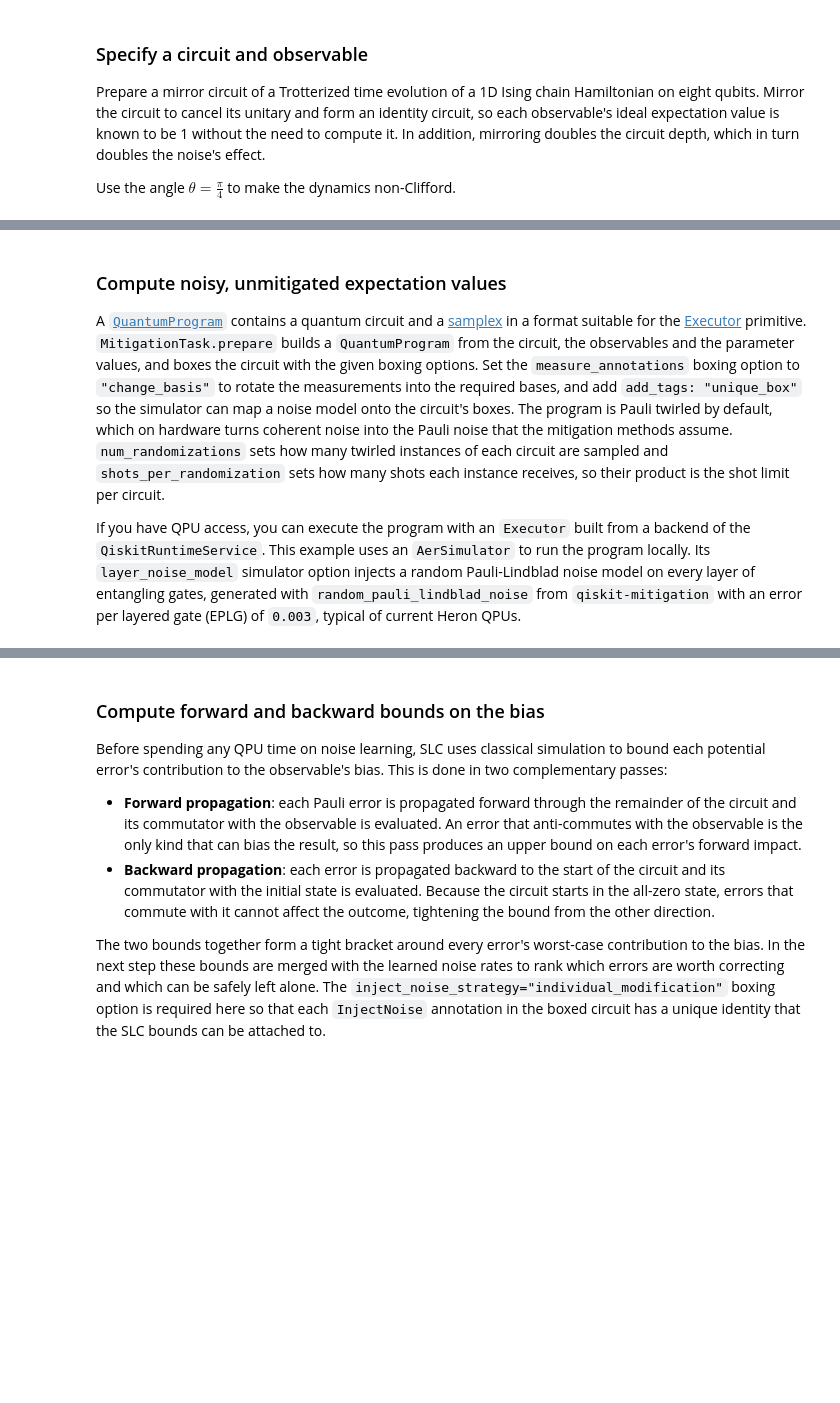
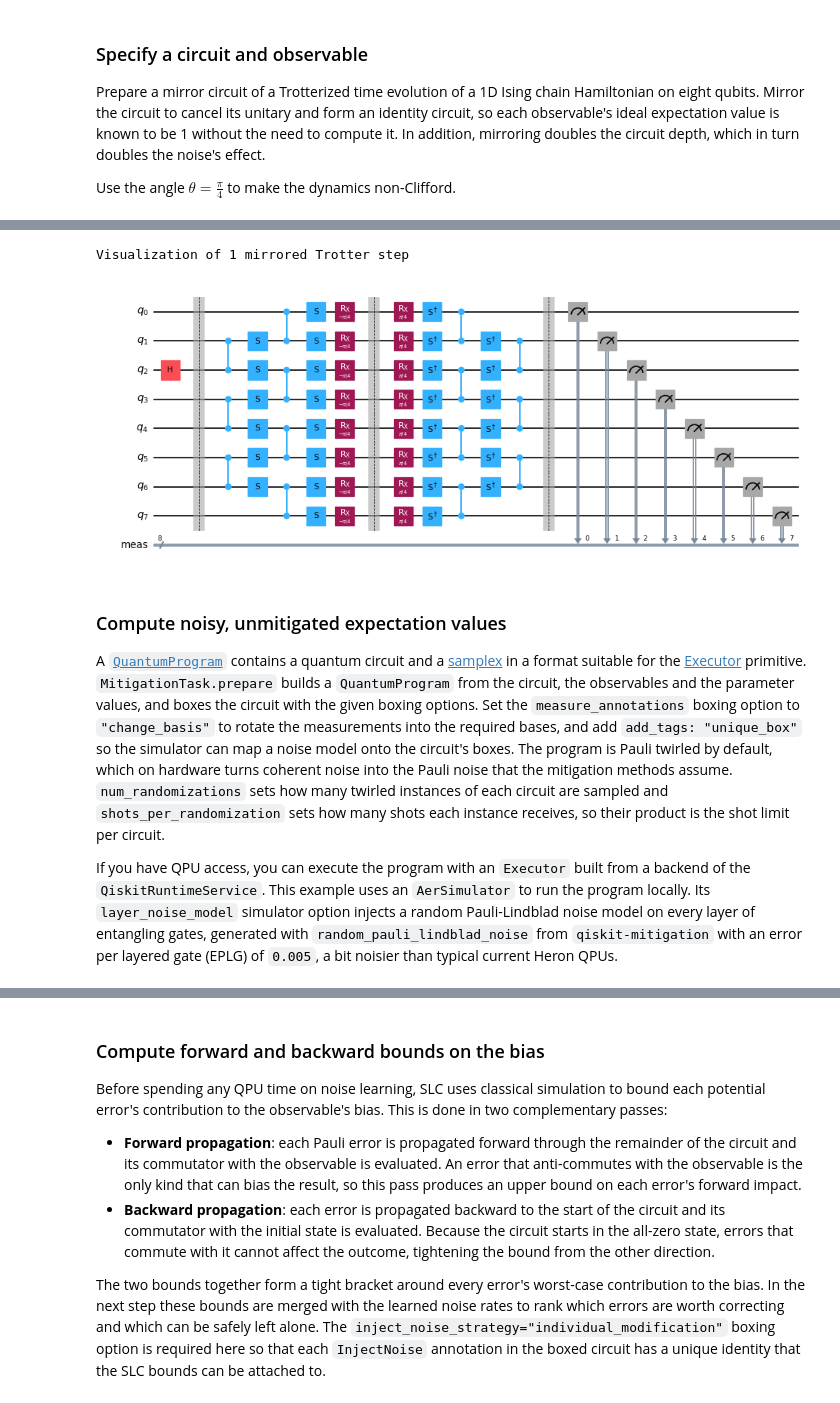
Before and after one commit to Qiskit/qiskit-mitigation, a Jupyter notebook: docs/guides/PEC_with_SLC.ipynb, the cells around one changed output, grey strips where cells are left out. Cells and saved outputs as stored; diff of their text form; code cells hidden in the pictures; blank space fills up the shorter version.

```diff
--- a/docs/guides/PEC_with_SLC.ipynb
+++ b/docs/guides/PEC_with_SLC.ipynb
@@ -105,9 +28,86 @@ Visualization of 1 mirrored Trotter step
+# %%
+import warnings
+
+import numpy as np
+from qiskit.circuit import QuantumCircuit
+from qiskit.quantum_info import SparsePauliOp
+from qiskit_mitigation.utils import get_measurement_bases
+
+warnings.filterwarnings("ignore")
+
+
+def construct_ising_circuit(
+    num_qubits: int,
+    num_trotter_steps: int,
+    rx_angle: float,
+) -> QuantumCircuit:
+    circuit = QuantumCircuit(num_qubits)
+
+    for _ in range(num_trotter_steps):
+        circuit.rx(rx_angle, range(num_qubits))
+        for first_qubit in (1, 2):
+            for idx in range(first_qubit, num_qubits, 2):
+                # equivalent to Rzz(-pi/2):
+                circuit.sdg([idx - 1, idx])
+                circuit.cz(idx - 1, idx)
+
+    return circuit
+
+
+def prepare_basis(circuit: QuantumCircuit, basis: list[int]) -> QuantumCircuit:
+    # basis is a list of integer values from 0 to 3. These map to the basis measurement as:
+    # 0 = I; 1 = Z; 2 = X; 3 = Y
+    assert len(basis) == circuit.num_qubits
+
+    out_circ = circuit.copy_empty_like()
+    for qb, bas in enumerate(basis):
+        if bas == 2:
+            out_circ.h(qb)
+        elif bas == 3:
+            out_circ.rx(-np.pi / 2, qb)
+
+    out_circ.barrier()
+    out_circ.compose(circuit, inplace=True)
+    return out_circ
+
+
+def mirror_circuit(circuit: QuantumCircuit) -> QuantumCircuit:
+    mirror_circ = circuit.copy_empty_like()
+    mirror_circ.compose(circuit.inverse(), inplace=True)
+    mirror_circ.barrier()
+    mirror_circ.compose(circuit, inplace=True)
+    mirror_circ.measure_active()
+    return mirror_circ
+
+
+# define observables
+num_qubits = 8  # Width of the Ising chain
+# The observable to measure: one X component (on qubit 2) and one Z component (on qubit 5)
+target_obs_sparse = [("XZ", [2, 5], 1.0)]
+observable = SparsePauliOp.from_sparse_list(target_obs_sparse, num_qubits=num_qubits)
+
+# Determine the measurement basis each qubit requires for this observable.
+bases, _ = get_measurement_bases(observable)
+
+# Instantiate the mirrored circuit and prepend the basis-preparation gates
+num_trotter_steps = 6
+rx_angle = np.pi / 4
+circuit = construct_ising_circuit(num_qubits, num_trotter_steps, rx_angle)
+mirrored_circuit = mirror_circuit(circuit)
+mirrored_circuit = prepare_basis(mirrored_circuit, bases[0])
+print("Visualization of 1 mirrored Trotter step")
+prepare_basis(mirror_circuit(construct_ising_circuit(num_qubits, 1, rx_angle)), bases[0]).draw(
+    "mpl", scale=0.6, fold=-1
+)
+# %% [output]
+Visualization of 1 mirrored Trotter step
+[figure, added]
 # %% [markdown]
 ### Compute noisy, unmitigated expectation values
 
 A [`QuantumProgram`](https://quantum.cloud.ibm.com/docs/guides/executor-input-output#inputs-quantum-programs) contains a quantum circuit and a [samplex](https://qiskit.github.io/samplomatic/guides/samplex_io.html) in a format suitable for the [Executor](https://quantum.cloud.ibm.com/docs/en/guides/get-started-with-executor) primitive. `MitigationTask.prepare` builds a `QuantumProgram` from the circuit, the observables and the parameter values, and boxes the circuit with the given boxing options. Set the ``measure_annotations`` boxing option to ``"change_basis"`` to rotate the measurements into the required bases, and add ``add_tags: "unique_box"`` so the simulator can map a noise model onto the circuit's boxes. The program is Pauli twirled by default, which on hardware turns coherent noise into the Pauli noise that the mitigation methods assume. `num_randomizations` sets how many twirled instances of each circuit are sampled and `shots_per_randomization` sets how many shots each instance receives, so their product is the shot limit per circuit.
 
-If you have QPU access, you can execute the program with an `Executor` built from a backend of the `QiskitRuntimeService`. This example uses an `AerSimulator` to run the program locally. Its `layer_noise_model` simulator option injects a random Pauli-Lindblad noise model on every layer of entangling gates, generated with `random_pauli_lindblad_noise` from `qiskit-mitigation` with an error per layered gate (EPLG) of ``0.003``, typical of current Heron QPUs.
+If you have QPU access, you can execute the program with an `Executor` built from a backend of the `QiskitRuntimeService`. This example uses an `AerSimulator` to run the program locally. Its `layer_noise_model` simulator option injects a random Pauli-Lindblad noise model on every layer of entangling gates, generated with `random_pauli_lindblad_noise` from `qiskit-mitigation` with an error per layered gate (EPLG) of ``0.005``, a bit noisier than typical current Heron QPUs.
 # %%
 from qiskit.circuit import CircuitInstruction
 from qiskit.quantum_info import PauliLindbladMap, pauli_basis
```
Also changed, not shown: parts of 9 cells of this notebook.
